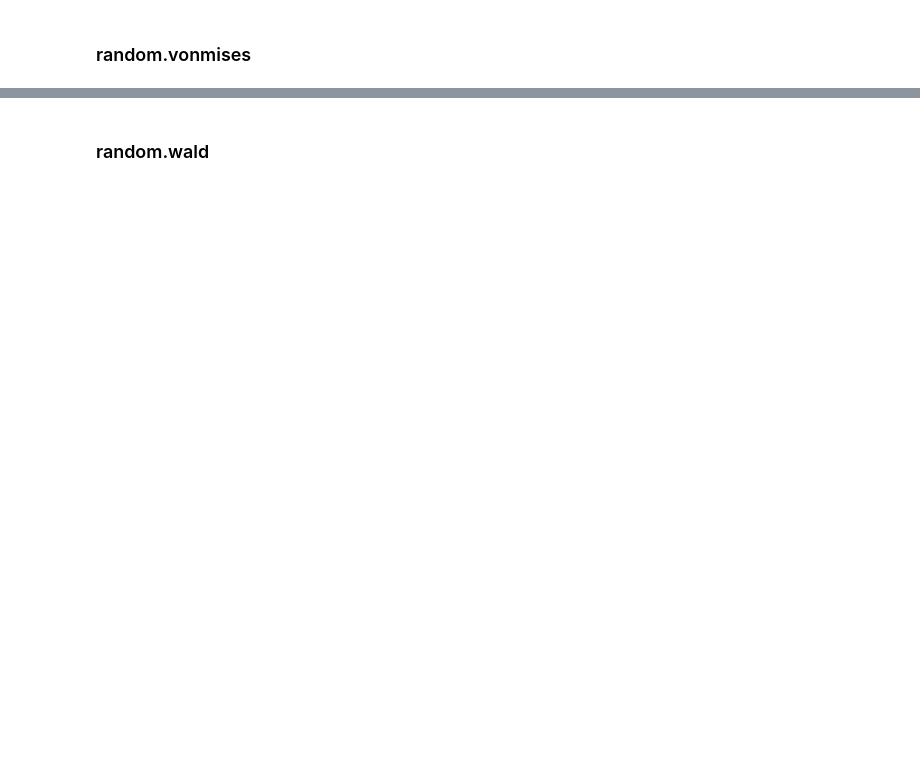
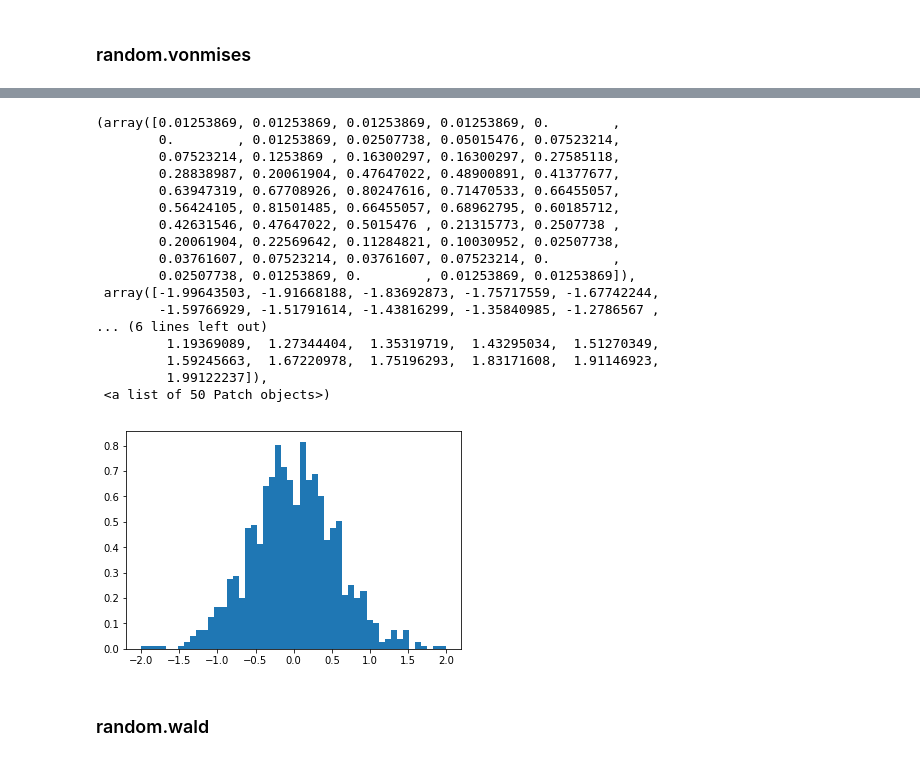
Before and after one commit to Trojan-Hawk/EmergingTechnologies_Project_2018, a Jupyter notebook: numpy-random.ipynb, the cells around one changed output, grey strips where cells are left out. Drawn from its saved outputs; the diff is of its cells as text; code cells hidden in the pictures; blank space fills up the shorter version.

```diff
--- a/numpy-random.ipynb
+++ b/numpy-random.ipynb
@@ -1296,2 +1366,25 @@ So the p-value is about 0.009, which says the null hypothesis has a probability
+# %%
+mu, kappa = 0.0, 4.0 # mean and dispersion
+s = np.random.vonmises(mu, kappa, 1000)
+plt.hist(s, 50, density=True)
+# %% [output]
+(array([0.01253869, 0.01253869, 0.01253869, 0.01253869, 0.        ,
+        0.        , 0.01253869, 0.02507738, 0.05015476, 0.07523214,
+        0.07523214, 0.1253869 , 0.16300297, 0.16300297, 0.27585118,
+        0.28838987, 0.20061904, 0.47647022, 0.48900891, 0.41377677,
+        0.63947319, 0.67708926, 0.80247616, 0.71470533, 0.66455057,
+        0.56424105, 0.81501485, 0.66455057, 0.68962795, 0.60185712,
+        0.42631546, 0.47647022, 0.5015476 , 0.21315773, 0.2507738 ,
+        0.20061904, 0.22569642, 0.11284821, 0.10030952, 0.02507738,
+        0.03761607, 0.07523214, 0.03761607, 0.07523214, 0.        ,
+        0.02507738, 0.01253869, 0.        , 0.01253869, 0.01253869]),
+ array([-1.99643503, -1.91668188, -1.83692873, -1.75717559, -1.67742244,
+        -1.59766929, -1.51791614, -1.43816299, -1.35840985, -1.2786567 ,
+... (6 lines left out)
+         1.19369089,  1.27344404,  1.35319719,  1.43295034,  1.51270349,
+         1.59245663,  1.67220978,  1.75196293,  1.83171608,  1.91146923,
+         1.99122237]),
+ <a list of 50 Patch objects>)
+[figure, added]
 # %% [markdown]
 ### random.wald
```
Also changed, not shown: parts of 95 cells of this notebook.
